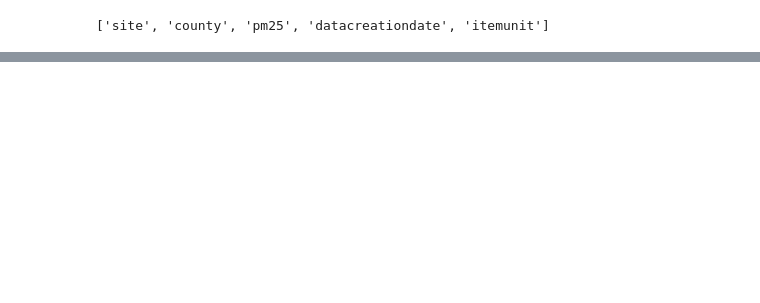
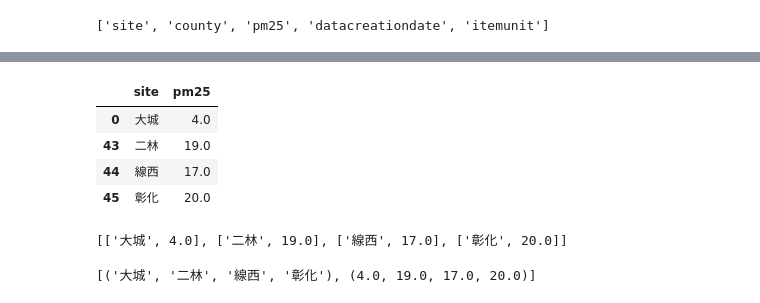
Before and after one commit to Bevis-Chen/gitFlask_2023-07-01, a Jupyter notebook: stocks.ipynb, the cells around one changed output, grey strips where cells are left out. Saved outputs shown, nothing was run; the diff lists cells and outputs as text; code cells hidden in the pictures; blank space fills up the shorter version.

```diff
--- a/stocks.ipynb
+++ b/stocks.ipynb
@@ -154,0 +227,17 @@ sorted(values, key= lambda x:x[2], reverse= True)
+# %%
+df.groupby("county").get_group("彰化縣")[['site', "pm25"]]
+# %% [output]
+|  | site | pm25 |
+| 0 | 大城 | 4.0 |
+| 43 | 二林 | 19.0 |
+| 44 | 線西 | 17.0 |
+| 45 | 彰化 | 20.0 |
+# %%
+data= df.groupby("county").get_group("彰化縣")[['site', "pm25"]].values.tolist()
+data
+# %% [output]
+[['大城', 4.0], ['二林', 19.0], ['線西', 17.0], ['彰化', 20.0]]
+# %%
+list(zip(*data))
+# %% [output]
+[('大城', '二林', '線西', '彰化'), (4.0, 19.0, 17.0, 20.0)]
```
Also changed, not shown: parts of 13 cells of this notebook, 9 other files.
